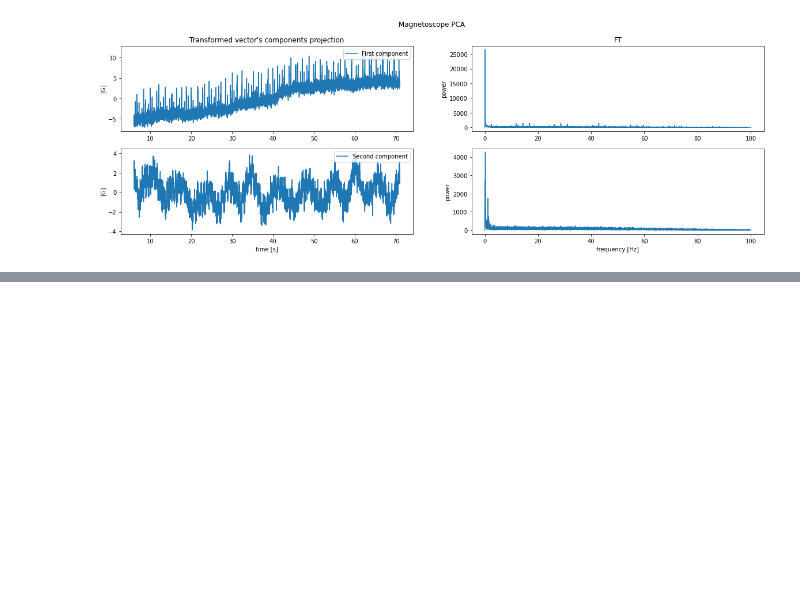
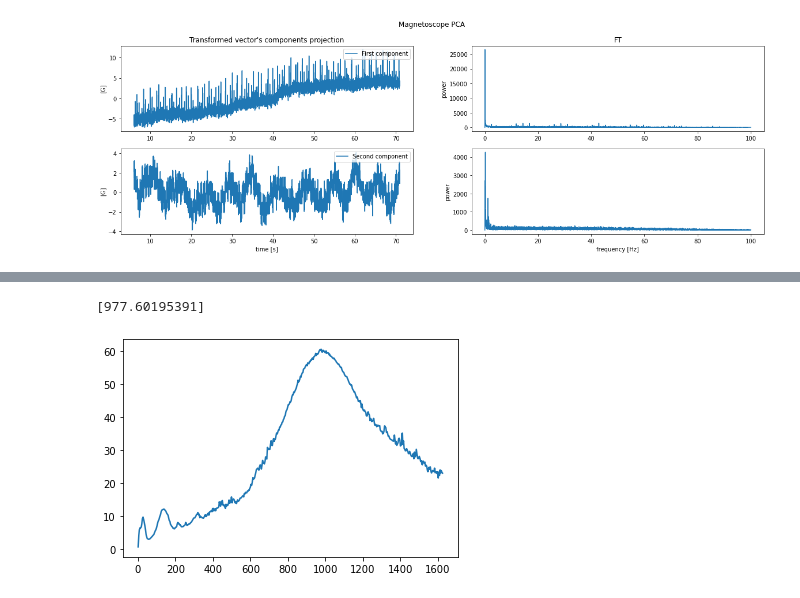
Before and after one commit to zanocrate/LCP_projects_Y4, a Jupyter notebook: Raffo_draft2.ipynb, the cells around one changed output, grey strips where cells are left out. Saved outputs shown, nothing was run; the diff lists cells and outputs as text; code cells hidden in the pictures; blank space fills up the shorter version.

```diff
--- a/Raffo_draft2.ipynb
+++ b/Raffo_draft2.ipynb
@@ -202,0 +250,11 @@ plt.title('gyroscope autocorr');
+# %%
+scale_mean=np.mean(abs(coefs),axis=1)
+
+plt.plot(scales,scale_mean);
+
+
+s=scales[np.where(scale_mean==scale_mean.max())]
+print(s)
+# %% [output]
+[977.60195391]
+[figure, added]
```
Also changed, not shown: parts of 16 cells of this notebook, 1 other file.
